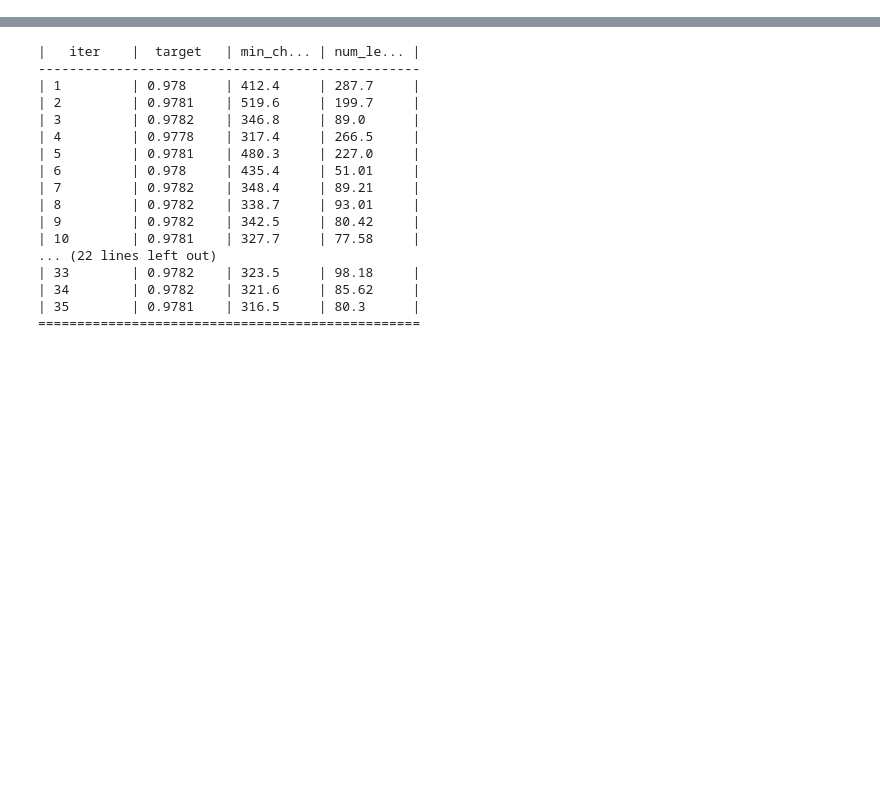
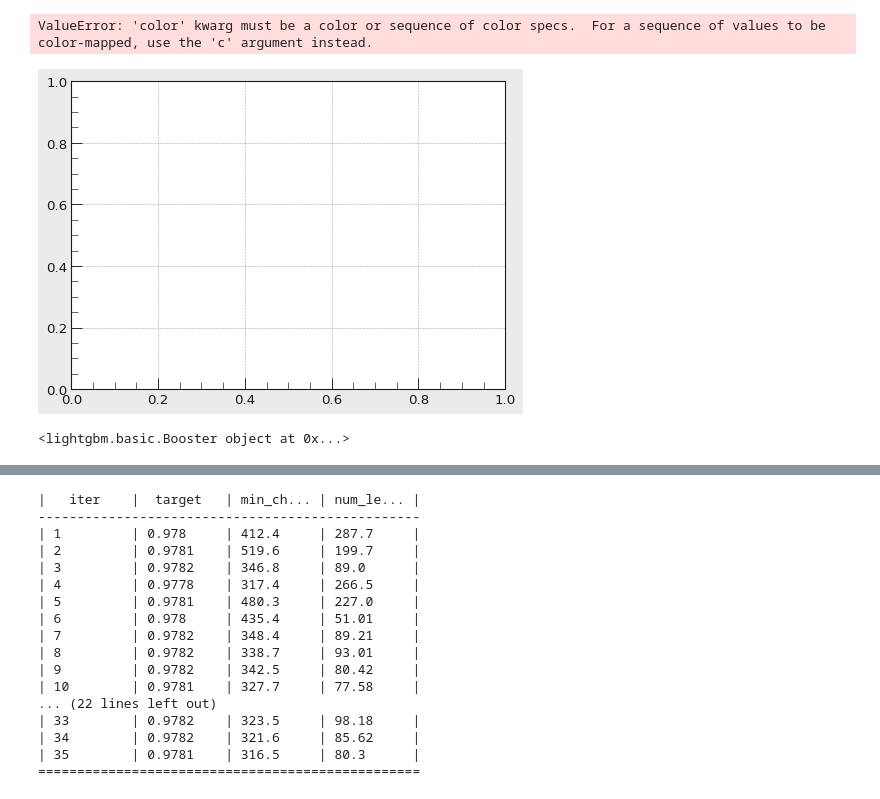
Before and after one commit to PhilKofoed/AppliedML2023, a Jupyter notebook: InitialProject/Project.ipynb, the cells around one changed output, grey strips where cells are left out. Saved outputs shown, nothing was run; the diff lists cells and outputs as text; code cells hidden in the pictures; blank space fills up the shorter version.

```diff
--- a/InitialProject/Project.ipynb
+++ b/InitialProject/Project.ipynb
@@ -343,0 +431,9 @@ p_maxEcell_time 0.0010  +/- 0.0001
+# %%
+plt.scatter(*tsne1.T, s=2, color = db.labels_)
+# %% [output]
+ValueError: 'color' kwarg must be a color or sequence of color specs.  For a sequence of values to be color-mapped, use the 'c' argument instead.
+[figure, added]
+# %%
+lgbm_reg_model = LGBMRegressor(**params2).fit(train[imp_keys2][train["Truth"].values == 1], train["p_truth_E"][train["Truth"].values == 1].values)
+# %% [output]
+<lightgbm.basic.Booster object at 0x...>
```
Also changed, not shown: parts of 33 cells of this notebook, 10 other files.
